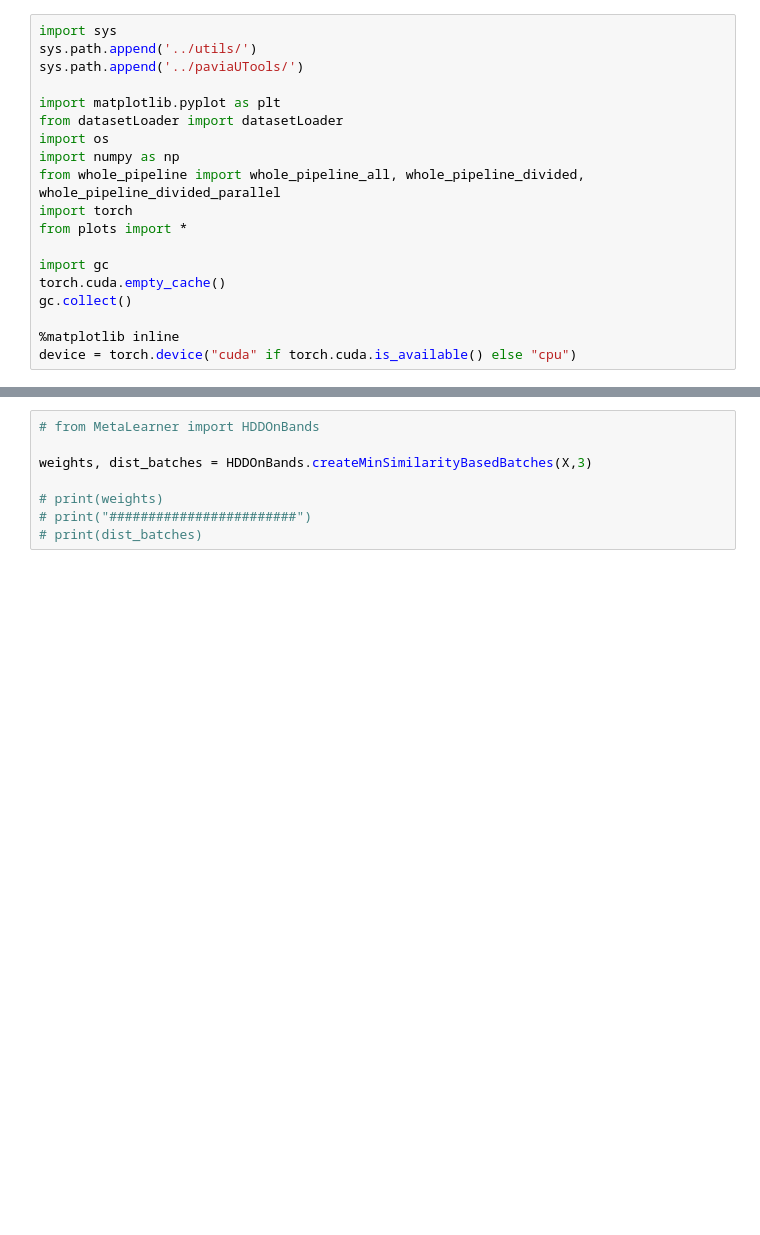
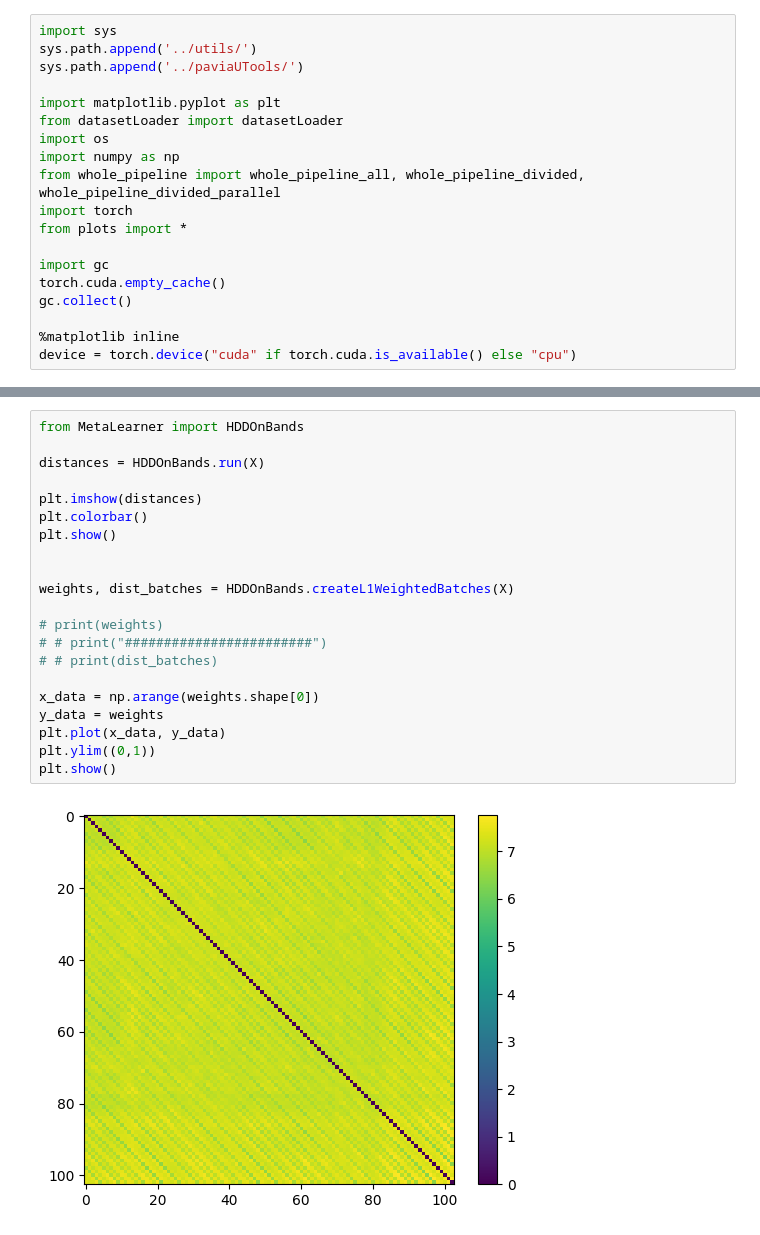
Before and after one commit to amirbourvine/YA-WEI-SEM-6, a Jupyter notebook: notebooks/paviaBasicExperiments.ipynb, the cells around one changed output, grey strips where cells are left out. Cells and saved outputs as stored; diff of their text form; blank space fills up the shorter version.

```diff
--- a/notebooks/paviaBasicExperiments.ipynb
+++ b/notebooks/paviaBasicExperiments.ipynb
@@ -43,11 +43,26 @@ y = torch.from_numpy(y)
 
 X = X.to(device)
 y = y.to(device)
-# %%
-# from MetaLearner import HDDOnBands
-
-weights, dist_batches = HDDOnBands.createMinSimilarityBasedBatches(X,3)
-
-# print(weights)
-# print("########################")
-# print(dist_batches)
+# %%
+from MetaLearner import HDDOnBands
+
+distances = HDDOnBands.run(X)
+
+plt.imshow(distances)
+plt.colorbar()
+plt.show()
+
+
+weights, dist_batches = HDDOnBands.createL1WeightedBatches(X)
+
+# print(weights)
+# # print("########################")
+# # print(dist_batches)
+
+x_data = np.arange(weights.shape[0])
+y_data = weights
+plt.plot(x_data, y_data)
+plt.ylim((0,1))
+plt.show()
+# %% [output]
+[figure, added]
```
Also changed, not shown: parts of 4 cells of this notebook.
